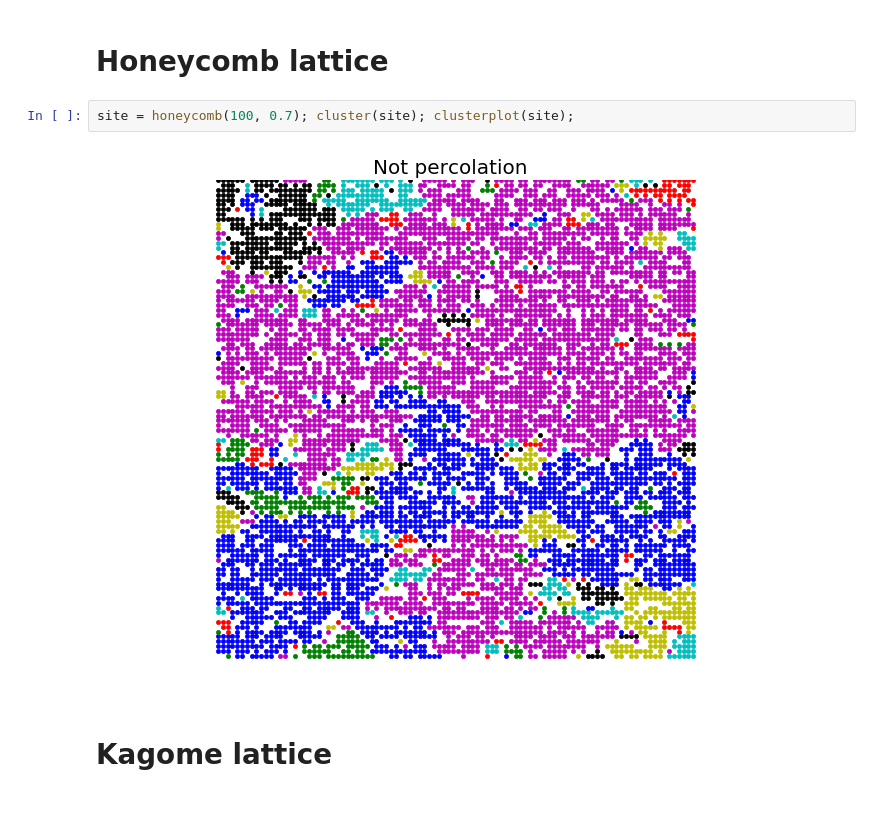
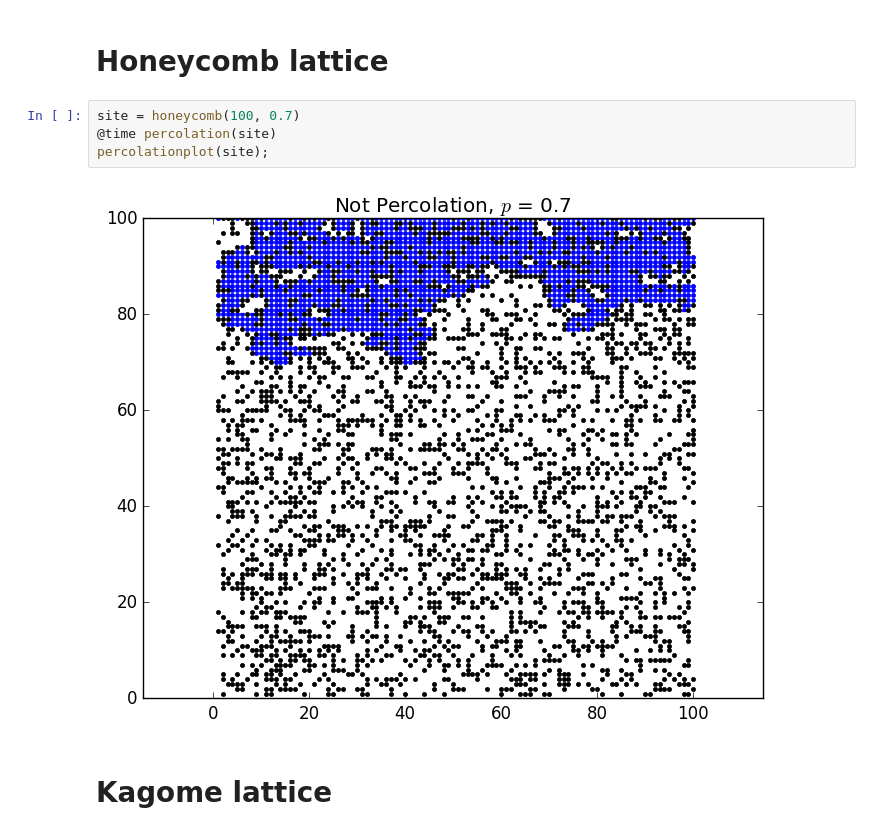
Before and after one commit to goropikari/Percolation.jl, a Jupyter notebook: example/percolation.ipynb, the cells around one changed output. Saved outputs shown, nothing was run; the diff lists cells and outputs as text; blank space fills up the shorter version.

```diff
--- a/example/percolation.ipynb
+++ b/example/percolation.ipynb
@@ -67,8 +65,10 @@ percolationplot(tri)
 # %% [markdown]
 # Honeycomb lattice
 # %%
-site = honeycomb(100, 0.7); cluster(site); clusterplot(site);
+site = honeycomb(100, 0.7)
+@time percolation(site)
+percolationplot(site);
 # %% [output]
-[figure, old version]
+[figure, new version]
 # %% [markdown]
 # Kagome lattice
```
Also changed, not shown: parts of 24 cells of this notebook, 1 other file.
